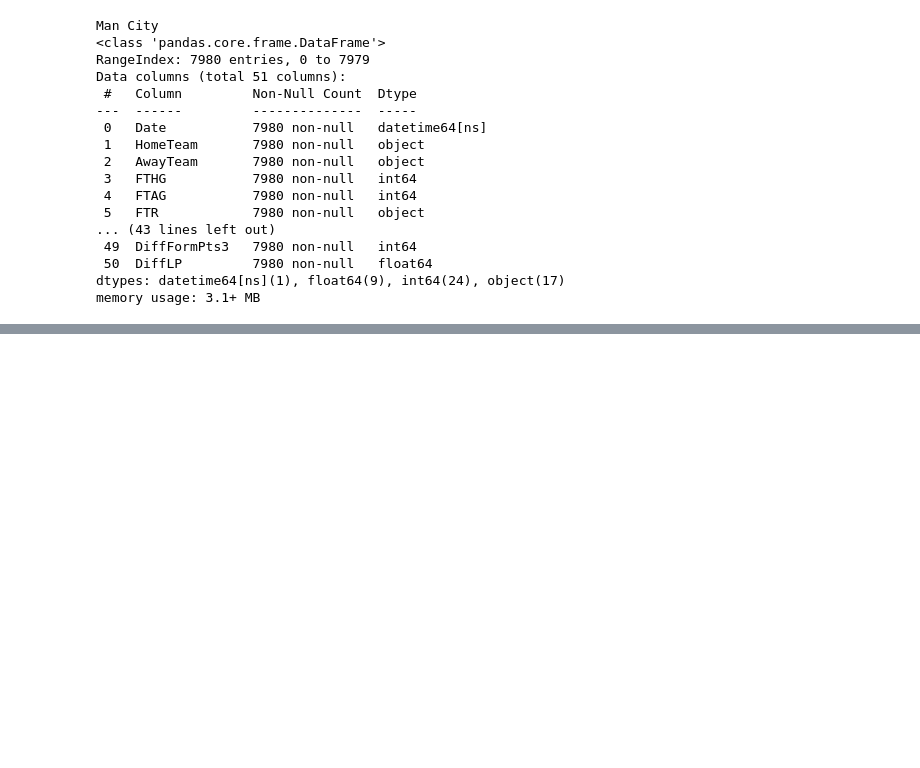
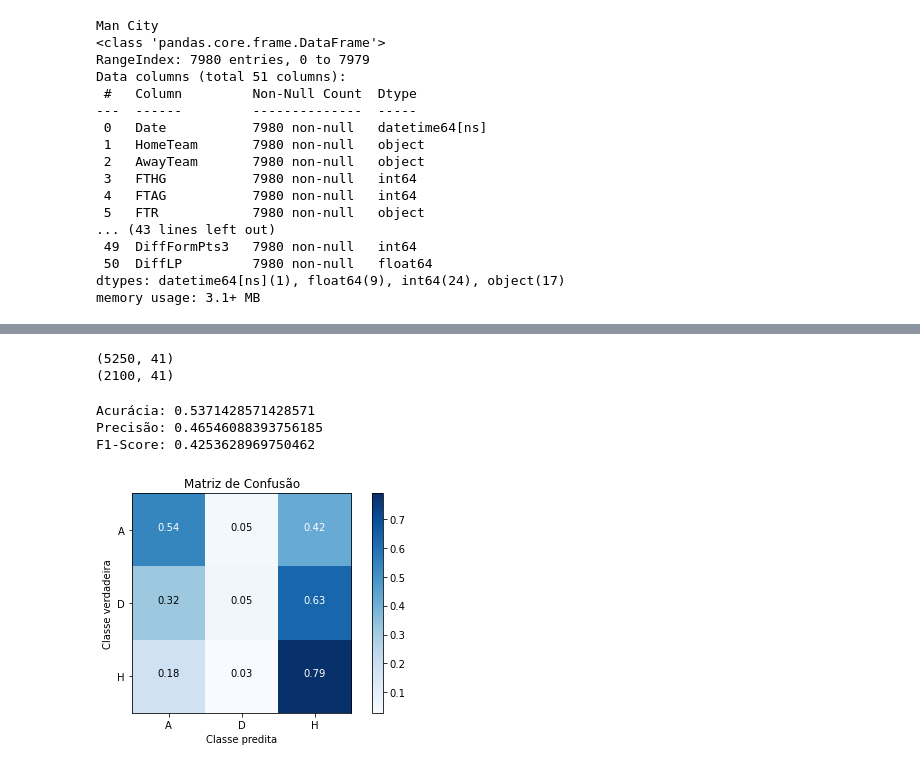
Before and after one commit to murilovpinheiro/Premier-League-Analysis-and-Prediction, a Jupyter notebook: Logistical_regression.ipynb, the cells around one changed output, grey strips where cells are left out. Cells and saved outputs as stored; diff of their text form; code cells hidden in the pictures; blank space fills up the shorter version.

```diff
--- a/Logistical_regression.ipynb
+++ b/Logistical_regression.ipynb
@@ -201,0 +45,3 @@ Please also refer to the documentation for alternative solver options:
+# %%
+datasetParsed = dataset.drop(dataset.loc[(dataset["MW"] == 1)  | (dataset["MW"] == 2) | (dataset["MW"] == 3)].index)
+datasetParsed
@@ -201,0 +87,8 @@ Please also refer to the documentation for alternative solver options:
+# %%
+columns_to_encode = ["HM1", "HM2", "HM3", "AM1", "AM2", "AM3"]
+# Para fazer o OneHotEncoding das variáveis HM e AM
+
+# Realiza o one-hot encoding nas colunas selecionadas
+datasetSelected_encoded = pd.get_dummies(datasetSelected, columns=columns_to_encode)
+
+datasetSelected_encoded.info()
@@ -201,0 +113,37 @@ Please also refer to the documentation for alternative solver options:
+# %%
+train = datasetSelected_encoded.loc[
+                datasetSelected_encoded["Date"] < "2015-08-11"].sample(frac = 1, random_state = 42)
+
+test = datasetSelected_encoded.loc[
+                datasetSelected_encoded["Date"] >= "2015-08-11"].sample(frac = 1, random_state = 42)
+
+print(train.shape)
+print(test.shape)
+# %% [output]
+(5250, 41)
+(2100, 41)
+# %%
+y_train = train["FTR"].astype("category").cat.codes
+y_test = test["FTR"].astype("category").cat.codes
+
+x_train = pd.DataFrame(np.array(train.drop(["FTR", "Date"], axis = 1)))
+x_test = np.array(test.drop(["FTR", "Date"], axis = 1))
+
+scaler = MinMaxScaler()
+x_train_scaled = scaler.fit_transform(x_train)
+x_test_scaled = scaler.transform(x_test)
+# %%
+logistical_regression = LogisticRegressionClass()
+
+logistical_regression.train_validation(x_train_scaled, y_train, max_iter=1000)
+
+acc, prec, f1, cm = logistical_regression.test(x_test_scaled, y_test)
+
+print("Acurácia:", acc)
+print("Precisão:", prec)
+print("F1-Score:", f1)
+# %% [output]
+Acurácia: 0.5371428571428571
+Precisão: 0.46546088393756185
+F1-Score: 0.4253628969750462
+[figure, added]
```
Also changed, not shown: parts of 12 cells of this notebook, 2 other files.
